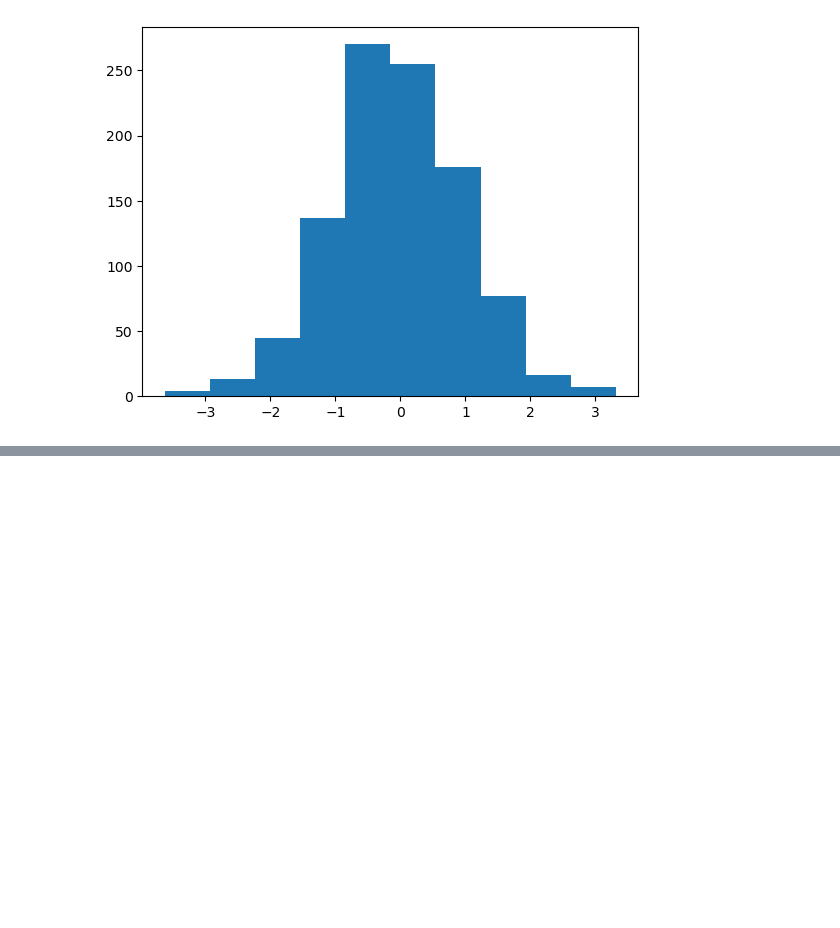
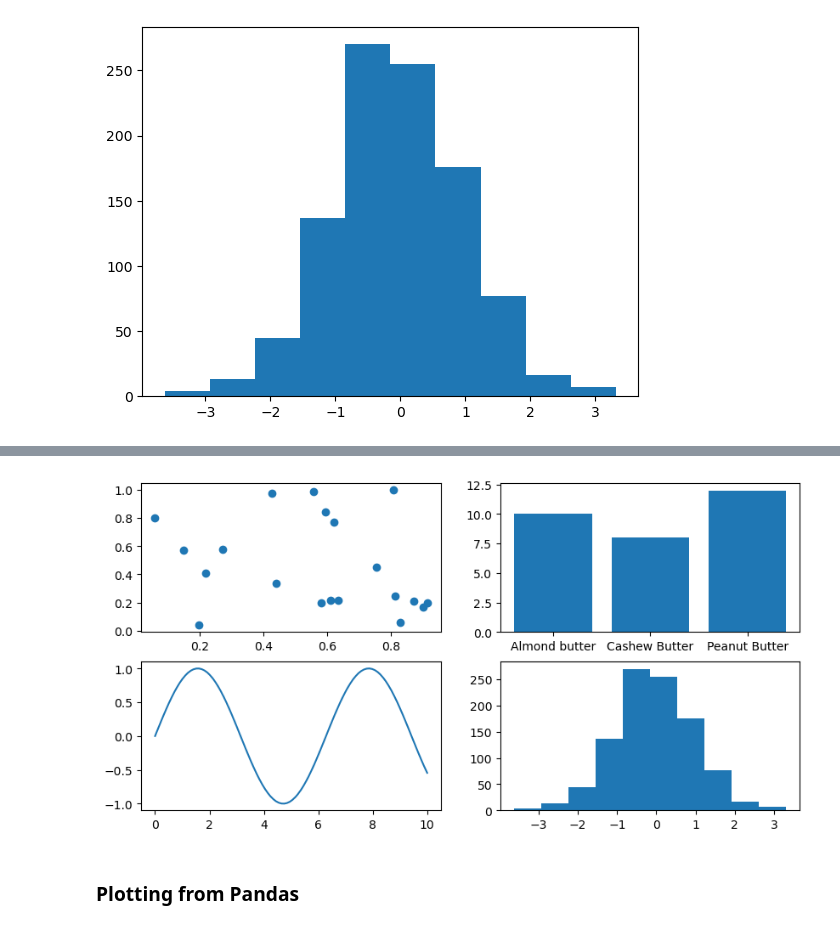
Before and after one commit to akmz-069/Jupyter-NoteBook, a Jupyter notebook: Matplotlib_notebook.ipynb, the cells around one changed output, grey strips where cells are left out. Drawn from its saved outputs; the diff is of its cells as text; code cells hidden in the pictures; blank space fills up the shorter version.

```diff
--- a/Matplotlib_notebook.ipynb
+++ b/Matplotlib_notebook.ipynb
@@ -105,0 +120,12 @@ plt.show()
+# %%
+# subplots option 2
+fig, ax= plt.subplots(nrows=2,ncols=2,figsize=(10,5))
+ax[0,0].scatter(np.random.random(20),np.random.random(20));
+ax[0,1].bar(nut_butter_prices.keys(),height = nut_butter_prices.values());
+ax[1,0].plot(x,np.sin(x));
+ax[1,1].hist(a);
+plt.show()
+# %% [output]
+[figure, added]
+# %% [markdown]
+### Plotting from Pandas
```
Also changed, not shown: parts of 37 cells of this notebook.
